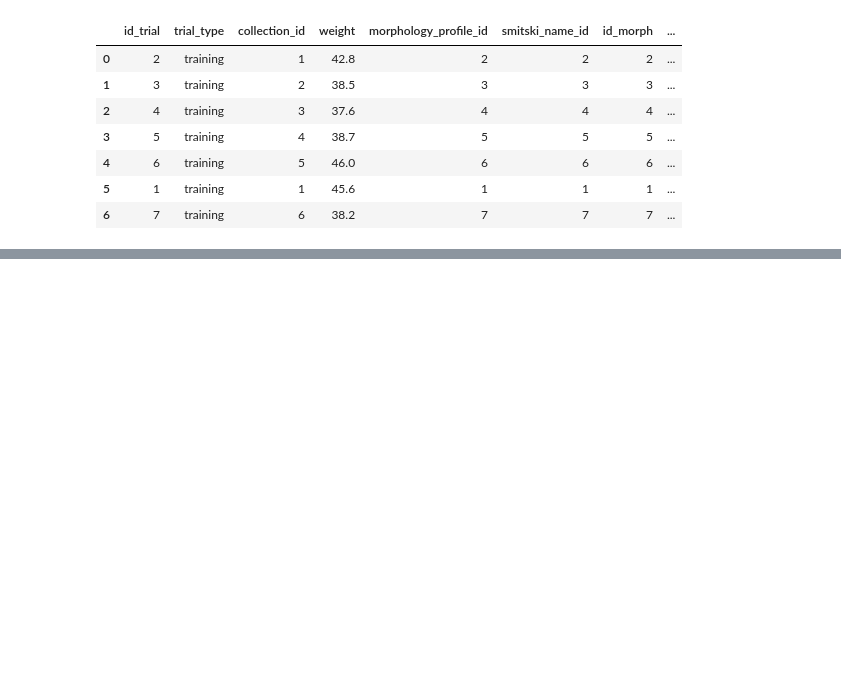
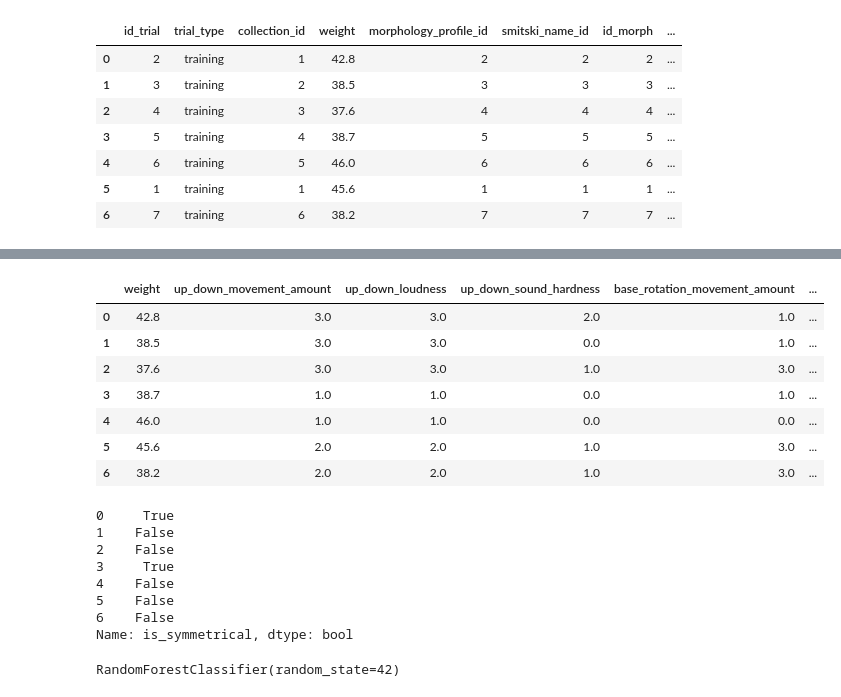
Before and after one commit to wondernoodle09/Smiski-Predictor, a Jupyter notebook: backend/app/ml/smiski_ml.ipynb, the cells around one changed output, grey strips where cells are left out. Drawn from its saved outputs; the diff is of its cells as text; code cells hidden in the pictures; blank space fills up the shorter version.

```diff
--- a/backend/app/ml/smiski_ml.ipynb
+++ b/backend/app/ml/smiski_ml.ipynb
@@ -77,0 +102,8 @@ display(trial_labels_df)
+# %%
+ml_df = trial_labels_df.merge(
+    shake_wide,
+    left_on="id_trial",
+    right_on="trial_id"
+)
+
+display(ml_df)
@@ -77,0 +120,56 @@ display(trial_labels_df)
+# %%
+feature_cols = [
+    "weight",
+
+    "up_down_movement_amount",
+    "up_down_loudness",
+    "up_down_sound_hardness",
+
+    "base_rotation_movement_amount",
+    "base_rotation_loudness",
+    "base_rotation_sound_hardness",
+
+    "rotated_1_movement_amount",
+    "rotated_1_loudness",
+    "rotated_1_sound_hardness",
+
+    "rotated_2_movement_amount",
+    "rotated_2_loudness",
+    "rotated_2_sound_hardness",
+]
+
+target_col = "is_symmetrical"
+
+X = ml_df[feature_cols]
+y = ml_df[target_col]
+
+display(X)
+display(y)
+# %% [output]
+|  | weight | up_down_movement_amount | up_down_loudness | up_down_sound_hardness | base_rotation_movement_amount | ... |
+| 0 | 42.8 | 3.0 | 3.0 | 2.0 | 1.0 | ... |
+| 1 | 38.5 | 3.0 | 3.0 | 0.0 | 1.0 | ... |
+| 2 | 37.6 | 3.0 | 3.0 | 1.0 | 3.0 | ... |
+| 3 | 38.7 | 1.0 | 1.0 | 0.0 | 1.0 | ... |
+| 4 | 46.0 | 1.0 | 1.0 | 0.0 | 0.0 | ... |
+| 5 | 45.6 | 2.0 | 2.0 | 1.0 | 3.0 | ... |
+| 6 | 38.2 | 2.0 | 2.0 | 1.0 | 3.0 | ... |
+0     True
+1    False
+2    False
+3     True
+4    False
+5    False
+6    False
+Name: is_symmetrical, dtype: bool
+# %%
+from sklearn.ensemble import RandomForestClassifier
+
+model = RandomForestClassifier(
+    n_estimators=100,
+    random_state=42
+)
+
+model.fit(X, y)
+# %% [output]
+RandomForestClassifier(random_state=42)
```
Also changed, not shown: parts of 7 cells of this notebook.
